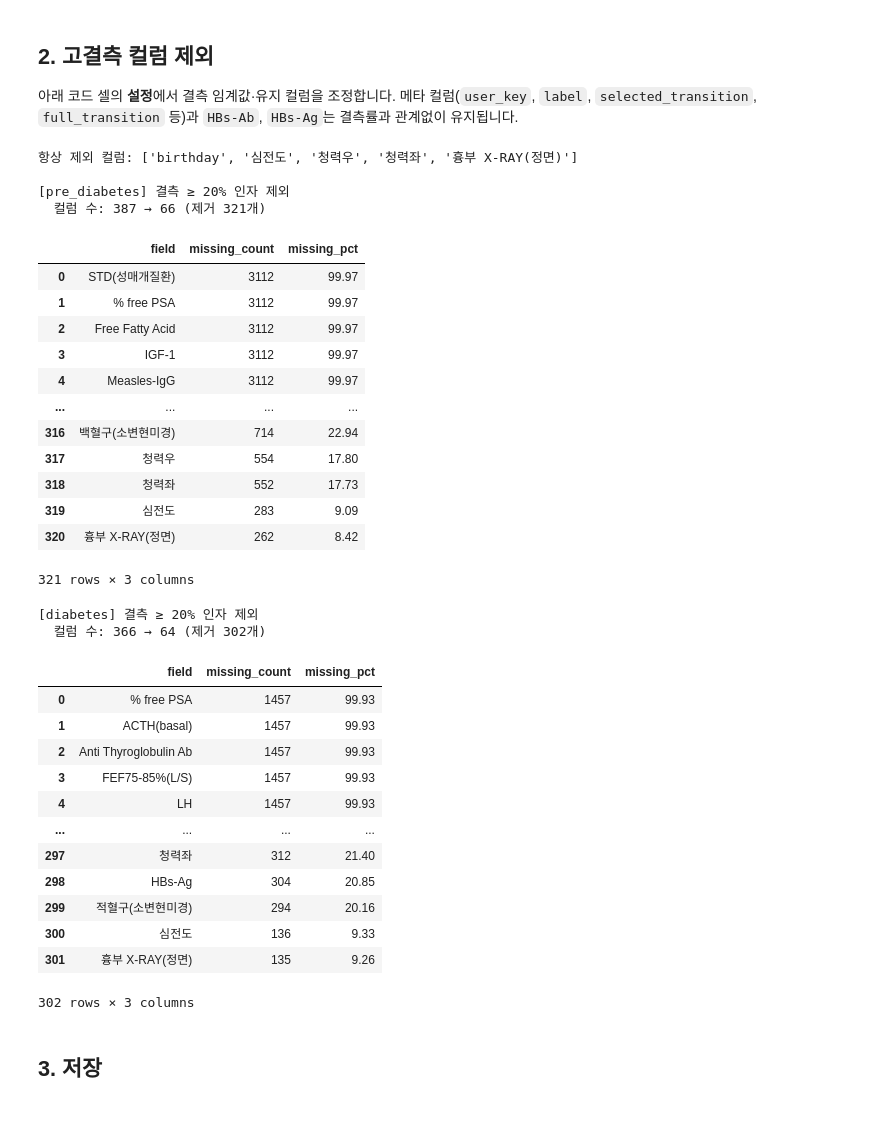
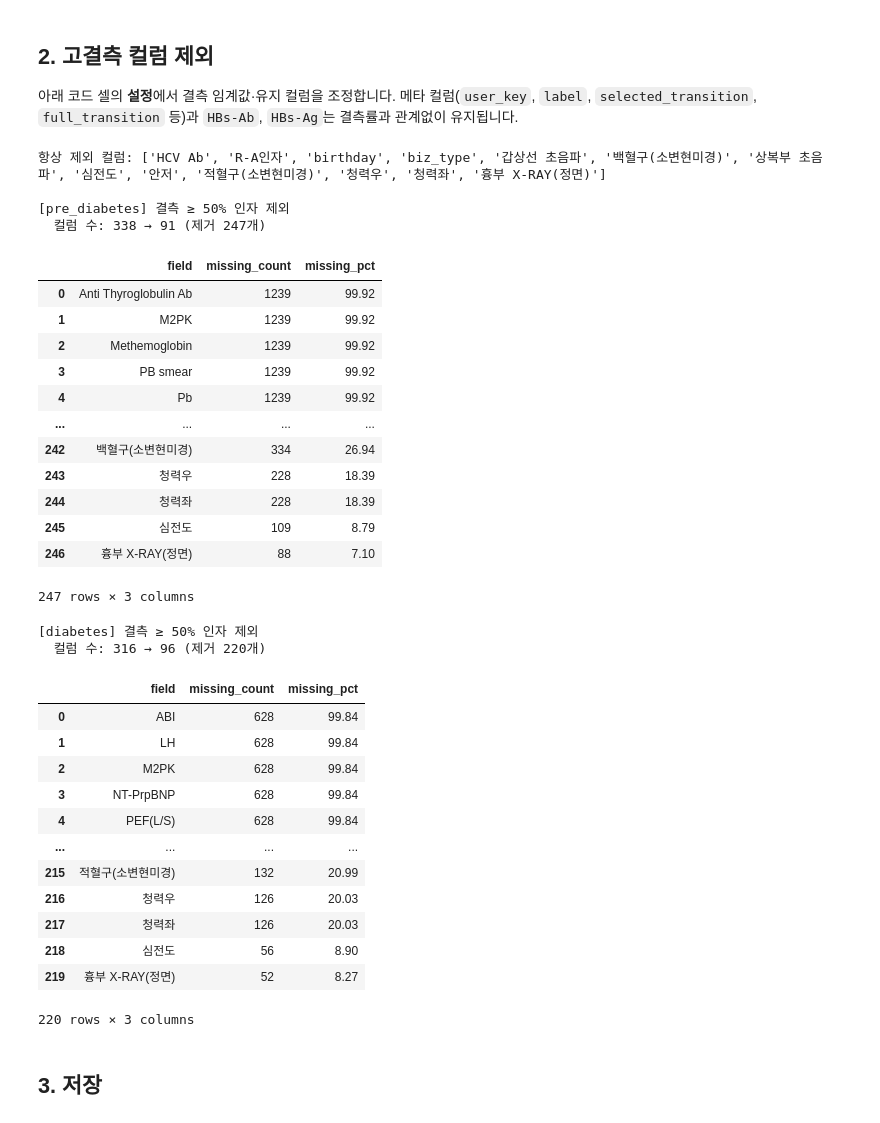
Before and after one commit to viva-mason/dr.patch-prediabetes-diabetes, a Jupyter notebook: notebooks/260526_preprocessing.ipynb, the cells around one changed output. Cells and saved outputs as stored; diff of their text form; code cells hidden in the pictures.

```diff
--- a/notebooks/260526_preprocessing.ipynb
+++ b/notebooks/260526_preprocessing.ipynb
@@ -12,8 +12,8 @@ from core.preprocessing_pipeline import PreprocessingConfig, PreprocessingPipeli
 
 INPUT_DIR = Path("../outputs/260526_create_dataset")
 OUTPUT_DIR = Path("../outputs/260526_preprocessing")
-MISSING_RATE_THRESHOLD = 0.20  # 이상 결측 비율 (0.20 = 20%)
-MIN_NUMERIC_RATIO = 0.90  # 비결측 중 이 비율 이상 수치 해석 가능 시 텍스트 공백
+MISSING_RATE_THRESHOLD = 0.50  # 이상 결측 비율 (0.20 = 20%)
+MIN_NUMERIC_RATIO = 0.85  # 비결측 중 이 비율 이상 수치 해석 가능 시 텍스트 공백
 
 CONFIG = PreprocessingConfig(
     input_dir=INPUT_DIR,
@@ -343,53 +303,62 @@ pipeline.run_range_blanking()
 아래 코드 셀의 **설정**에서 결측 임계값·유지 컬럼을 조정합니다. 메타 컬럼(`user_key`, `label`, `selected_transition`, `full_transition` 등)과 `HBs-Ab`, `HBs-Ag`는 결측률과 관계없이 유지됩니다.
 # %%
 # ===== 고결측 컬럼 제외 설정 =====
-EXTRA_PRESERVE_COLUMNS: list[str] = []  # 고결측 제외 대상에서 제외(항상 유지)
+EXTRA_PRESERVE_COLUMNS: list[str] = ["당화혈색소", "HbA1C"]  # 고결측 제외 대상에서 제외(항상 유지)
 EXTRA_ALWAYS_DROP_COLUMNS: list[str] = [
     "흉부 X-RAY(정면)",
     "심전도",
     "청력우",
     "청력좌",
     "birthday",
+    "백혈구(소변현미경)",
+    "적혈구(소변현미경)",
+    "biz_type",
+    "갑상선 초음파",
+    "상복부 초음파",
+    "biz_type",
+    "HCV Ab",
+    "R-A인자",
+    "안저"
 ]  # 결측률과 무관하게 제외
 
 pipeline.configure_column_filter(
     extra_preserve_columns=frozenset(EXTRA_PRESERVE_COLUMNS),
     extra_always_drop_columns=frozenset(EXTRA_ALWAYS_DROP_COLUMNS),
 )
 pipeline.run_column_filter()
 # %% [output]
-항상 제외 컬럼: ['birthday', '심전도', '청력우', '청력좌', '흉부 X-RAY(정면)']
+항상 제외 컬럼: ['HCV Ab', 'R-A인자', 'birthday', 'biz_type', '갑상선 초음파', '백혈구(소변현미경)', '상복부 초음파', '심전도', '안저', '적혈구(소변현미경)', '청력우', '청력좌', '흉부 X-RAY(정면)']
 
-[pre_diabetes] 결측 ≥ 20% 인자 제외
-  컬럼 수: 387 → 66 (제거 321개)
+[pre_diabetes] 결측 ≥ 50% 인자 제외
+  컬럼 수: 338 → 91 (제거 247개)
 |  | field | missing_count | missing_pct |
-| 0 | STD(성매개질환) | 3112 | 99.97 |
-| 1 | % free PSA | 3112 | 99.97 |
-| 2 | Free Fatty Acid | 3112 | 99.97 |
-| 3 | IGF-1 | 3112 | 99.97 |
-| 4 | Measles-IgG | 3112 | 99.97 |
+| 0 | Anti Thyroglobulin Ab | 1239 | 99.92 |
+| 1 | M2PK | 1239 | 99.92 |
+| 2 | Methemoglobin | 1239 | 99.92 |
+| 3 | PB smear | 1239 | 99.92 |
+| 4 | Pb | 1239 | 99.92 |
 | ... | ... | ... | ... |
-| 316 | 백혈구(소변현미경) | 714 | 22.94 |
-| 317 | 청력우 | 554 | 17.80 |
-| 318 | 청력좌 | 552 | 17.73 |
-| 319 | 심전도 | 283 | 9.09 |
-| 320 | 흉부 X-RAY(정면) | 262 | 8.42 |
+| 242 | 백혈구(소변현미경) | 334 | 26.94 |
+| 243 | 청력우 | 228 | 18.39 |
+| 244 | 청력좌 | 228 | 18.39 |
+| 245 | 심전도 | 109 | 8.79 |
+| 246 | 흉부 X-RAY(정면) | 88 | 7.10 |
-321 rows × 3 columns
+247 rows × 3 columns
-[diabetes] 결측 ≥ 20% 인자 제외
-  컬럼 수: 366 → 64 (제거 302개)
+[diabetes] 결측 ≥ 50% 인자 제외
+  컬럼 수: 316 → 96 (제거 220개)
 |  | field | missing_count | missing_pct |
-| 0 | % free PSA | 1457 | 99.93 |
-| 1 | ACTH(basal) | 1457 | 99.93 |
-| 2 | Anti Thyroglobulin Ab | 1457 | 99.93 |
-| 3 | FEF75-85%(L/S) | 1457 | 99.93 |
-| 4 | LH | 1457 | 99.93 |
+| 0 | ABI | 628 | 99.84 |
+| 1 | LH | 628 | 99.84 |
+| 2 | M2PK | 628 | 99.84 |
+| 3 | NT-PrpBNP | 628 | 99.84 |
+| 4 | PEF(L/S) | 628 | 99.84 |
 | ... | ... | ... | ... |
-| 297 | 청력좌 | 312 | 21.40 |
-| 298 | HBs-Ag | 304 | 20.85 |
-| 299 | 적혈구(소변현미경) | 294 | 20.16 |
-| 300 | 심전도 | 136 | 9.33 |
-| 301 | 흉부 X-RAY(정면) | 135 | 9.26 |
+| 215 | 적혈구(소변현미경) | 132 | 20.99 |
+| 216 | 청력우 | 126 | 20.03 |
+| 217 | 청력좌 | 126 | 20.03 |
+| 218 | 심전도 | 56 | 8.90 |
+| 219 | 흉부 X-RAY(정면) | 52 | 8.27 |
-302 rows × 3 columns
+220 rows × 3 columns
 # %% [markdown]
 ## 3. 저장
 # %%
```
Also changed, not shown: parts of 7 cells of this notebook, 23 other files.
